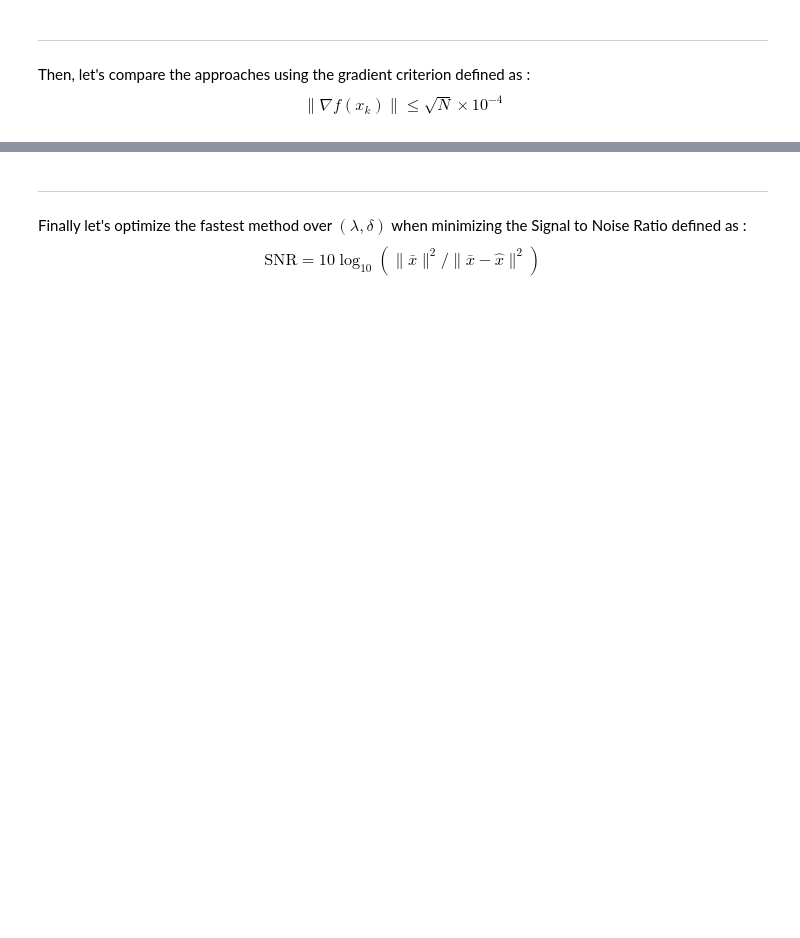
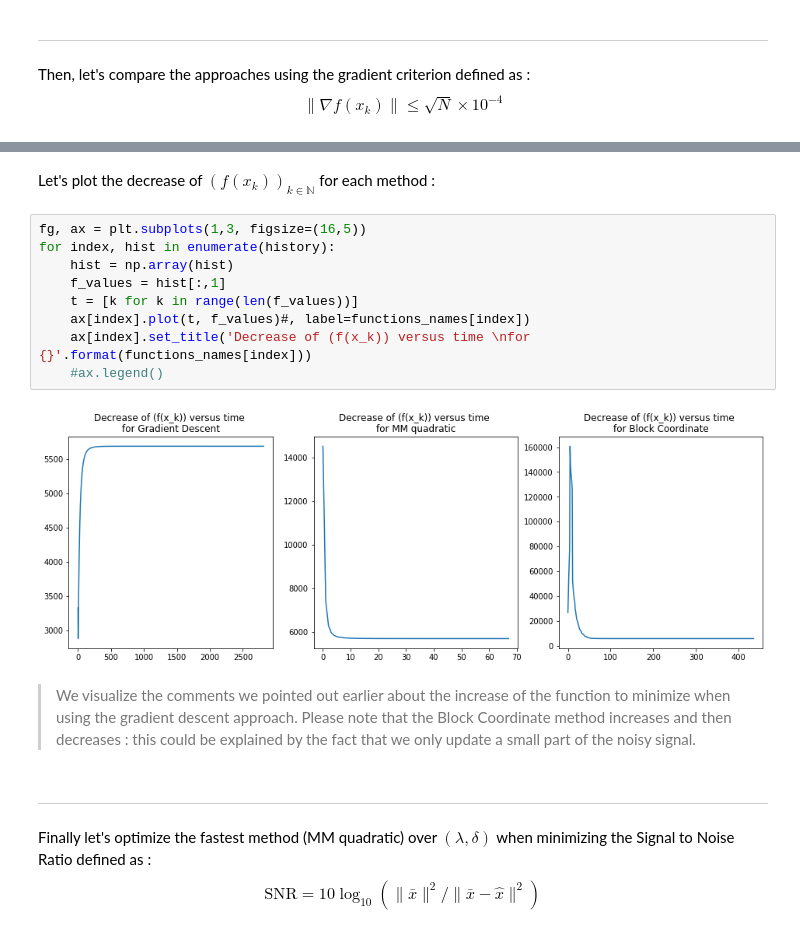
Before and after one commit to EmmanuelJhno/LabsLargeScaleDistributedOptimization, a Jupyter notebook: LSD_TPn3_Rauby_Jehanno.ipynb, the cells around one changed output, grey strips where cells are left out. Cells and saved outputs as stored; diff of their text form; blank space fills up the shorter version.

```diff
--- a/LSD_TPn3_Rauby_Jehanno.ipynb
+++ b/LSD_TPn3_Rauby_Jehanno.ipynb
@@ -506,5 +554,20 @@ for index, function in enumerate(functions):
+# %% [markdown]
+Let's plot the decrease of $\left(f\left(x_{k}\right)\right)_{k \in \mathbb{N}}$ for each method :
+# %%
+fg, ax = plt.subplots(1,3, figsize=(16,5))
+for index, hist in enumerate(history):
+    hist = np.array(hist)
+    f_values = hist[:,1]
+    t = [k for k in range(len(f_values))]
+    ax[index].plot(t, f_values)#, label=functions_names[index])
+    ax[index].set_title('Decrease of (f(x_k)) versus time \nfor {}'.format(functions_names[index]))
+    #ax.legend()
+# %% [output]
+[figure, added]
+# %% [markdown]
+>We visualize the comments we pointed out earlier about the increase of the function to minimize when using the gradient descent approach. Please note that the Block Coordinate method increases and then decreases : this could be explained by the fact that we only update a small part of the noisy signal.
 # %% [markdown]
 ---
 # %% [markdown]
-Finally let's optimize the fastest method over $(\lambda, \delta)$ when minimizing the Signal to Noise Ratio defined as : $$\mathrm{SNR}=10 \log _{10}\left(\|\bar{x}\|^{2} /\|\bar{x}-\widehat{x}\|^{2}\right)$$
+Finally let's optimize the fastest method (MM quadratic) over $(\lambda, \delta)$ when minimizing the Signal to Noise Ratio defined as : $$\mathrm{SNR}=10 \log _{10}\left(\|\bar{x}\|^{2} /\|\bar{x}-\widehat{x}\|^{2}\right)$$
 # %%
```
Also changed, not shown: parts of 18 cells of this notebook.
